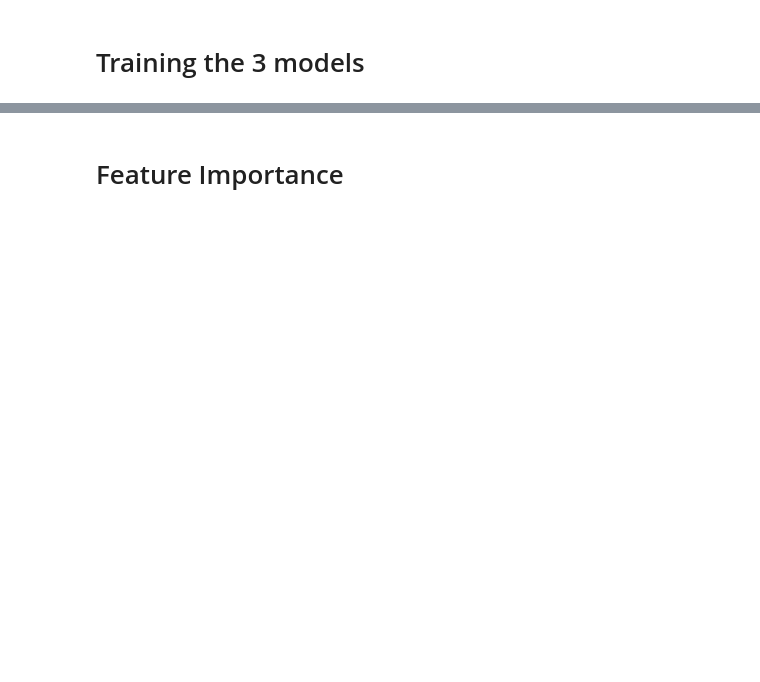
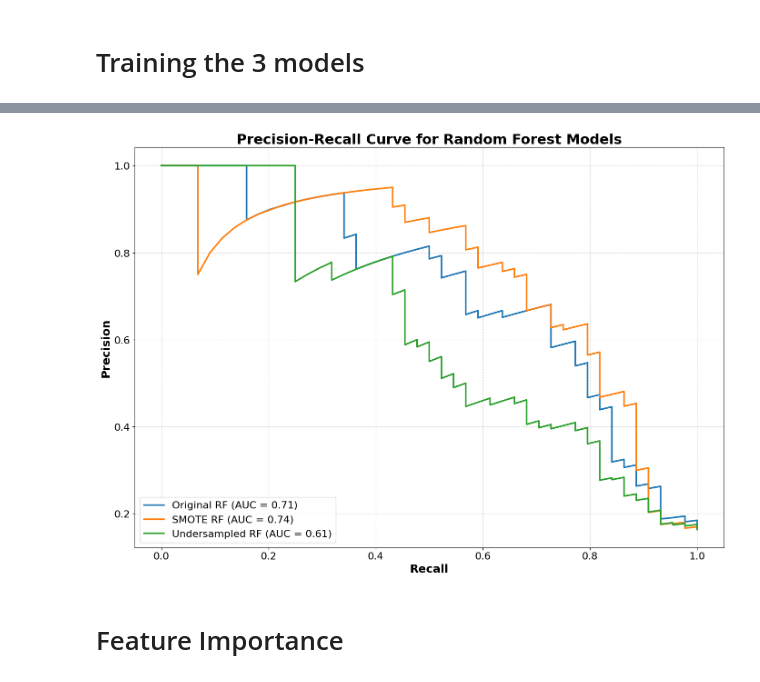
Before and after one commit to SirakMario/Predicting-Mineral-Anomalies-using-ASTER-and-Sentinel-2-data-in-Adobha-Eritrea, a Jupyter notebook: Predicting Mineral Anomalies using ASTER and Sentinel-2 data in Adobha, Eritrea.ipynb, the cells around one changed output, grey strips where cells are left out. Saved outputs shown, nothing was run; the diff lists cells and outputs as text; code cells hidden in the pictures; blank space fills up the shorter version.

```diff
--- a/Predicting Mineral Anomalies using ASTER and Sentinel-2 data in Adobha, Eritrea.ipynb
+++ b/Predicting Mineral Anomalies using ASTER and Sentinel-2 data in Adobha, Eritrea.ipynb
@@ -228,3 +189,53 @@ joblib.dump(model_under, '/content/drive/MyDrive/classification/Training_test_va
+# %%
+import matplotlib.pyplot as plt
+from sklearn.metrics import precision_recall_curve, auc
+
+# Assuming X_test and y_test are available and the models are loaded
+models = {
+    "Original RF": model_original_RF,
+    "SMOTE RF": model_smote_RF,
+    "Undersampled RF": model_under_RF,
+}
+
+# Initialize the plot with larger size
+plt.figure(figsize=(14, 10))
+
+# Loop through each model and compute the Precision-Recall curve
+for model_name, model in models.items():
+    # Predict probabilities for the positive class
+    y_test_prob = model.predict_proba(X_test)[:, 1]  # Probability of Class 1
+
+    # Compute Precision-Recall curve and AUC
+    precision, recall, _ = precision_recall_curve(y_test, y_test_prob)
+    pr_auc = auc(recall, precision)
+
+    # Plot the Precision-Recall curve
+    plt.plot(recall, precision, linewidth=2.5, label=f"{model_name} (AUC = {pr_auc:.2f})")
+
+# ================================
+# Improved Plot Formatting
+# ================================
+plt.title("Precision-Recall Curve for Random Forest Models", fontsize=22, fontweight='bold')  # Larger title
+plt.xlabel("Recall", fontsize=18, fontweight='bold')  # Larger X-axis label
+plt.ylabel("Precision", fontsize=18, fontweight='bold')  # Larger Y-axis label
+
+# Adjust tick labels for better visibility
+plt.xticks(fontsize=16)
+plt.yticks(fontsize=16)
+
+# Enable grid with better visibility
+plt.grid(alpha=0.5, linestyle="--")
+
+# Increase legend size
+plt.legend(loc="lower left", fontsize=16)
+
+# Ensure labels are not cut off
+plt.tight_layout()
+
+# Show the plot
+plt.show()
+# %% [output]
+[figure, added]
 # %% [markdown]
 # Feature Importance
 # %%
```
Also changed, not shown: parts of 44 cells of this notebook.
